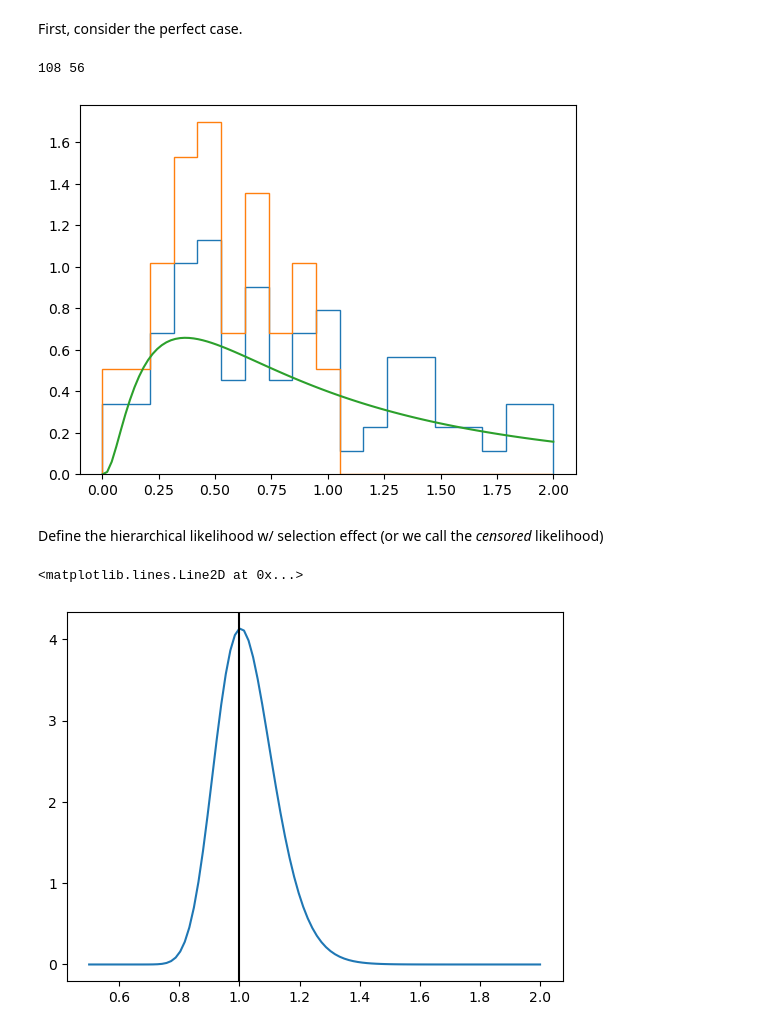
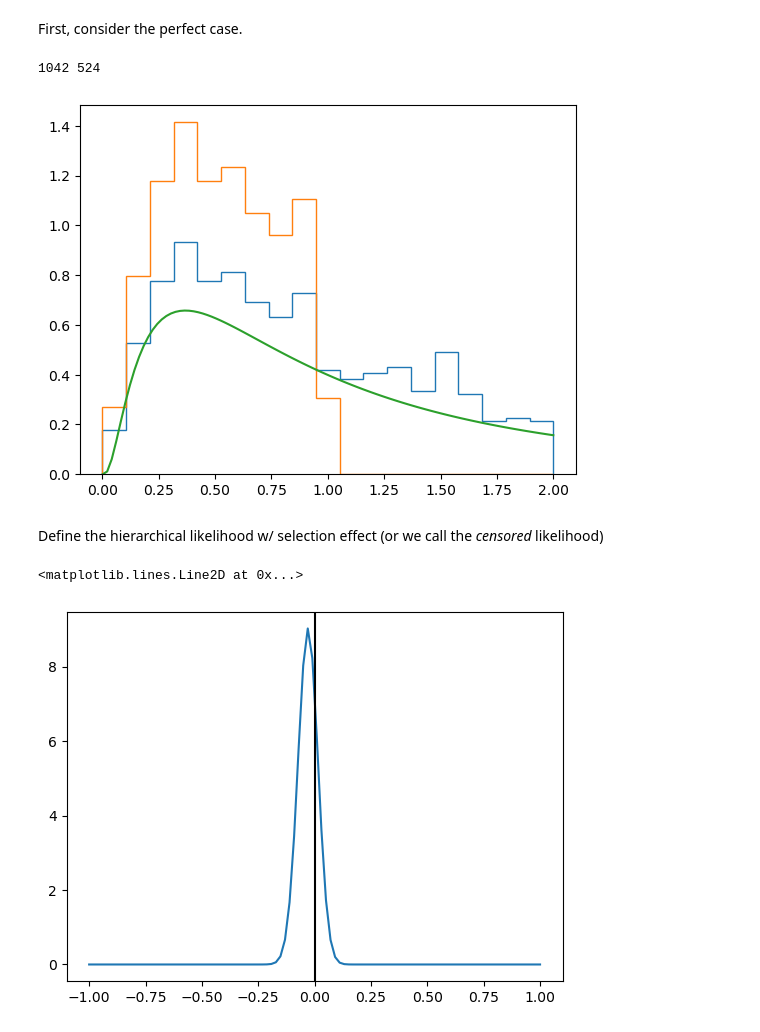
Before and after one commit to kenkyng/pe-tutorial, a Jupyter notebook: hierarchical-inference-example/examples.ipynb, the cells around one changed output. Saved outputs shown, nothing was run; the diff lists cells and outputs as text; code cells hidden in the pictures.

```diff
--- a/hierarchical-inference-example/examples.ipynb
+++ b/hierarchical-inference-example/examples.ipynb
@@ -184,51 +169,53 @@ And our model is a log normal in redshift.
 # %%
 from scipy.stats import lognorm
 # %%
-ln_sigma_true = 1
+ln_sigma_true = 1.0
+ln_mu_true = 0.0
 zs = np.linspace(0.001, 2., 100)
-plt.plot(zs, lognorm(s=ln_sigma_true).pdf(zs))
+plt.plot(zs, lognorm(s=ln_sigma_true, loc=ln_mu_true).pdf(zs))
 # %% [output]
 [<matplotlib.lines.Line2D at 0x...>]
 [figure]
 # %% [markdown]
 First, consider the perfect case.
 # %%
-N_true = 100
+N_true = 1000
 N = np.random.poisson(N_true)
 z_obs = lognorm(s=ln_sigma_true).rvs(size=N)
 z_detected = z_obs[rho(z_obs) >= rho_th]
 print(z_obs.size, z_detected.size)
 # %% [output]
-108 56
+1042 524
 # %%
 plt.hist(z_obs, np.linspace(0., 2, 20), density = True, histtype="step")
 plt.hist(z_detected, np.linspace(0., 2, 20), density = True, histtype="step")
 plt.plot(zs, lognorm(s=ln_sigma_true).pdf(zs))
 plt.show()
 # %% [output]
-[figure, old version]
+[figure, new version]
 # %% [markdown]
 Define the hierarchical likelihood w/ selection effect (or we call the *censored* likelihood)
 # %%
 from scipy.special import erf
 # %%
-def log_likelihood_sel(ln_sigma, N, z):
+def log_likelihood_sel(ln_sigma, ln_mu, N, z):
     Nobs = z.shape[0]
-    lognorm_lpdf_i = -(np.log(z)/ln_sigma)**2/2 - np.log(ln_sigma) - np.log(z) - 0.5*np.log(2*np.pi)
-    Ndet = 0.5*(1+erf(np.log(z_th)/ln_sigma/np.sqrt(2)))*N
+    lognorm_lpdf_i = -((np.log(z)-ln_mu)/ln_sigma)**2/2 - np.log(ln_sigma) - np.log(z) - 0.5*np.log(2*np.pi)
+    Ndet = 0.5*(1+erf((np.log(z_th)-ln_mu)/ln_sigma/np.sqrt(2)))*N
     return np.sum(lognorm_lpdf_i) + Nobs*np.log(N) - Ndet
 # %%
 ln_sigmas = np.linspace(0.5, 2.0, 100)
+ln_mus = np.linspace(-1, 1, 100)
 log_likes = np.zeros(100)
-for i, ln_sigma in enumerate(ln_sigmas):
-    log_likes[i] = log_likelihood_sel(ln_sigma, Nobs, z_detected)
+for i, ln_mu in enumerate(ln_mus):
+    log_likes[i] = log_likelihood_sel(ln_sigma_true, ln_mu, Nobs, z_detected)
 # %%
 log_likes -= log_likes.max()
 likes_unnorm = np.exp(log_likes)
-likes_norm = likes_unnorm/np.trapz(likes_unnorm, x=ln_sigmas)
+likes_norm = likes_unnorm/np.trapz(likes_unnorm, x=ln_mus)
 
-plt.plot(ln_sigmas, likes_norm)
-plt.axvline(x = ln_sigma_true, c='k')
+plt.plot(ln_mus, likes_norm)
+plt.axvline(x = ln_mu_true, c='k')
 # %% [output]
 <matplotlib.lines.Line2D at 0x...>
-[figure, old version]
+[figure, new version]
```
Also changed, not shown: parts of 12 cells of this notebook.
